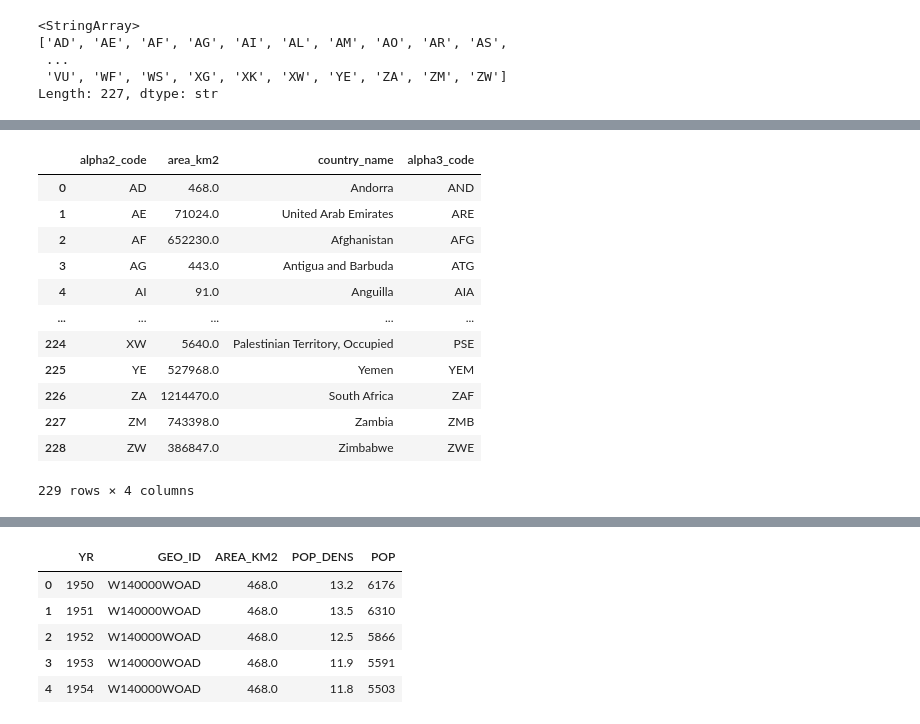
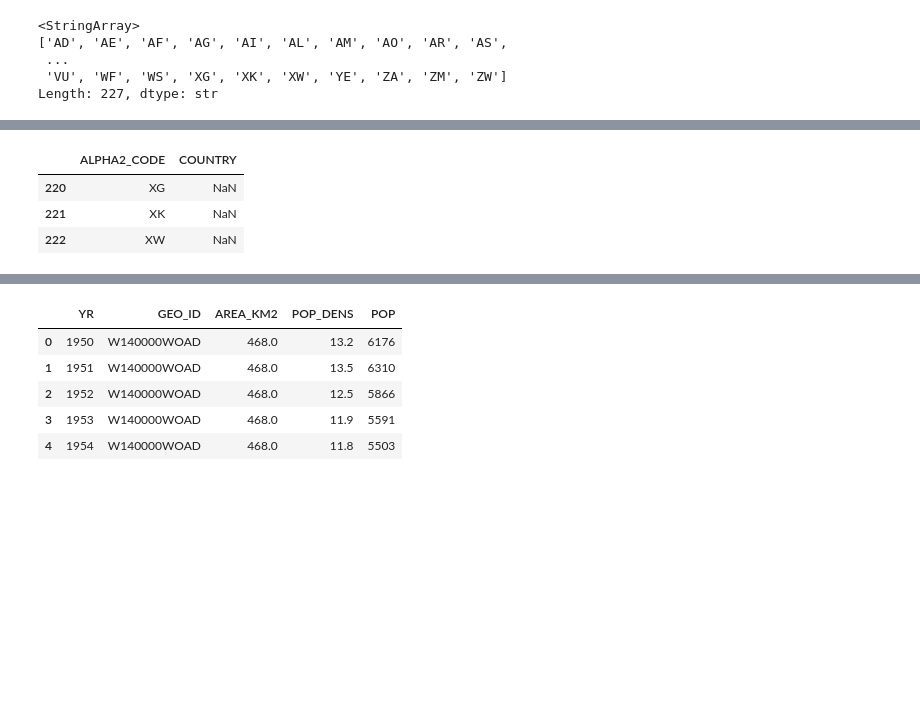
Before and after one commit to Flx232/Census-Dashboard, a Jupyter notebook: exploratory.ipynb, the cells around one changed output, grey strips where cells are left out. Cells and saved outputs as stored; diff of their text form; code cells hidden in the pictures; blank space fills up the shorter version.

```diff
--- a/exploratory.ipynb
+++ b/exploratory.ipynb
@@ -6,2 +3,2 @@ import os
 # %%
-idb5yr = pd.read_csv('data/idb5yr.csv')
+idb5yr = pd.read_csv('idb5yr.csv')
@@ -150,18 +6,0 @@ Index(['Country Name', 'alpha3', 'yr', 'GDP'], dtype='str')
-# %%
-country = pd.DataFrame({
-    "country_id": [1, 2, 3, 4, 5, 6, 7, 8, 9, 10, 11, 12],
-    "country_name": [
-        "Cayman Islands", "Singapore",
-        "Palestinian Territory, Occupied", "Turkmenistan",
-        "Cape Verde", "Ukraine","Belgium", "Hong Kong",
-        "Cuba", "Canada", "Sri Lanka", "Samoa"],
-    "alpha2": ["KY", "SG", "XW", "TM", "CV", "UA", "BE", "HK", "CU", "CA", "LK", "WS"],
-    "alpha3": ["CYM", "SGP", "PSE", "TKM", "CPV", "UKR", "BEL", "HKG", "CUB", "CAN", "LKA", "WSM"],
-    "area": [264, 709, 5640, 469930, 4033, 579330, 30278, 1073, 109820, 9093507, 64630, 2821]
-})
-
-country_yr = pd.DataFrame({
-    "country_yr_id": [1, 2, 3, 4, 5, 6, 7, 8, 9, 10, 11, 12, 13],
-    "country_id": [1, 2, 3, 4, 5, 6, 7, 6, 8, 9, 10, 11, 12],
-    "yr": [1954, 2069, 2028, 2056, 1986, 1963, 2020, 1963, 1955, 2025, 1957, 2086, 2078]
-})
@@ -309,4 +48,4 @@ idb5yr['GEO_ID'].unique()
  'W650000WOPK008003003001', 'W650000WOPK008003004001']
 Length: 13898, dtype: str
 # %%
-idb5yr_nation = idb5yr[idb5yr['GEO_ID'].str[0:3] == 'W14'].reset_index(drop=True)
+idb5yr_nation = idb5yr[idb5yr['GEO_ID'].str[0:3] == 'W14']
@@ -352,5 +70,0 @@ idb5yr_nation.head()
-# %%
-alpha2_country_map = country_table[['country_id', 'alpha2']].set_index('alpha2')
-idb5yr_nation['COUNTRY_ID'] = idb5yr_nation['ALPHA2_CODE'].map(alpha2_country_map.to_dict()['country_id'])
-idb5yr_nation[['YR', 'COUNTRY_ID']].head()
-idb5yr_nation.dtypes
@@ -541,16 +71,14 @@ new_keys = [column.lower() for column in country_info.columns]
-# %%
-country_info.rename(columns={keys[i]:new_keys[i] for i in range(len(keys))})
-# %% [output]
-|  | alpha2_code | area_km2 | country_name | alpha3_code |
-| 0 | AD | 468.0 | Andorra | AND |
-| 1 | AE | 71024.0 | United Arab Emirates | ARE |
-| 2 | AF | 652230.0 | Afghanistan | AFG |
-| 3 | AG | 443.0 | Antigua and Barbuda | ATG |
-| 4 | AI | 91.0 | Anguilla | AIA |
-| ... | ... | ... | ... | ... |
-| 224 | XW | 5640.0 | Palestinian Territory, Occupied | PSE |
-| 225 | YE | 527968.0 | Yemen | YEM |
-| 226 | ZA | 1214470.0 | South Africa | ZAF |
-| 227 | ZM | 743398.0 | Zambia | ZMB |
-| 228 | ZW | 386847.0 | Zimbabwe | ZWE |
-229 rows × 4 columns
+# %%
+import pycountry
+countries = {}
+for country in pycountry.countries:
+    countries[country.alpha_2] = country.name
+
+country_map = pd.DataFrame({'ALPHA2_CODE':idb5yr_nation['ALPHA2_CODE'].unique()})
+country_map['COUNTRY'] = country_map['ALPHA2_CODE'].map(countries)
+country_map[country_map['COUNTRY'].isna()]
+# %% [output]
+|  | ALPHA2_CODE | COUNTRY |
+| 220 | XG | NaN |
+| 221 | XK | NaN |
+| 222 | XW | NaN |
```
Also changed, not shown: parts of 70 cells of this notebook, 18 other files.
